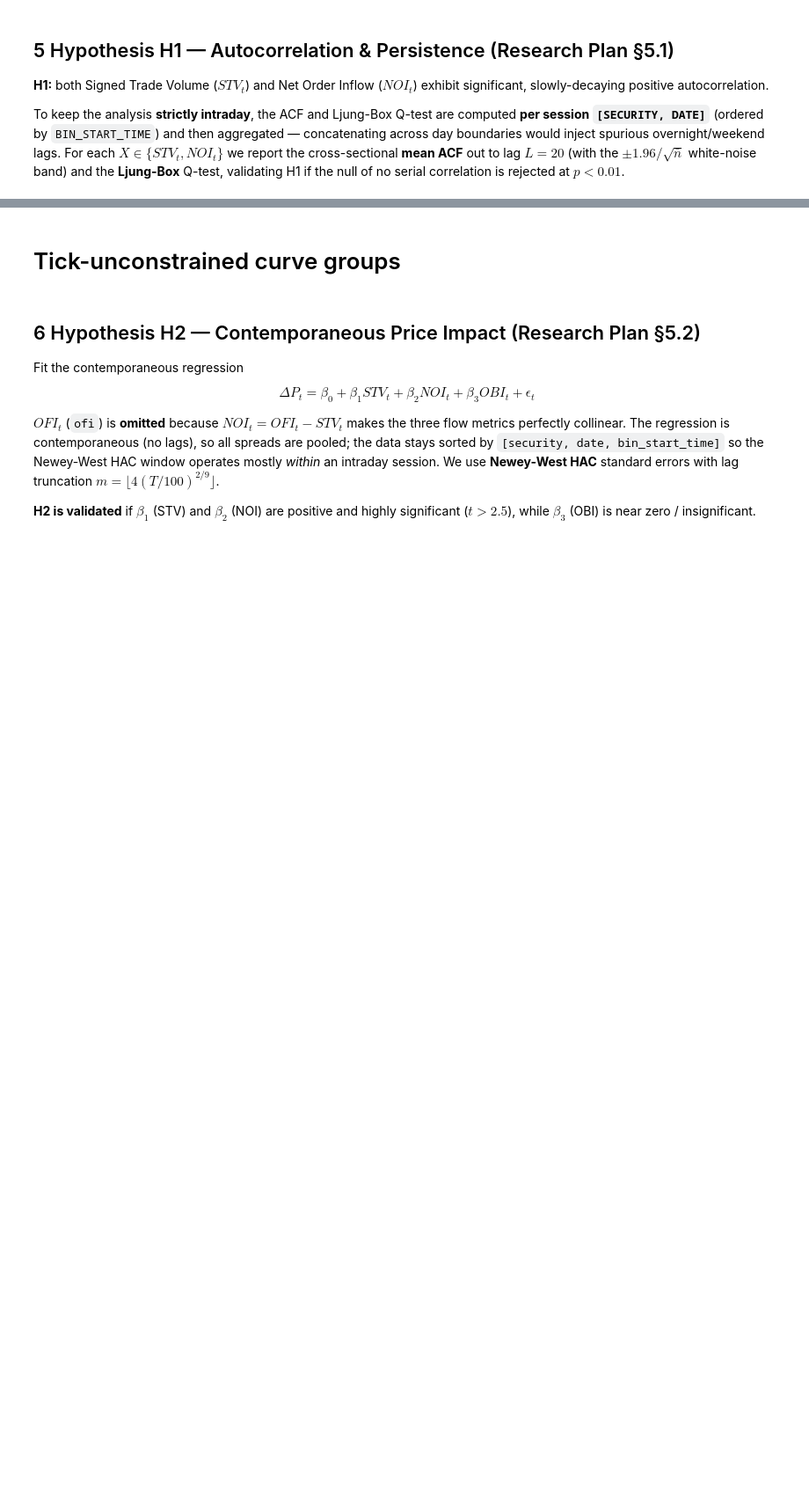
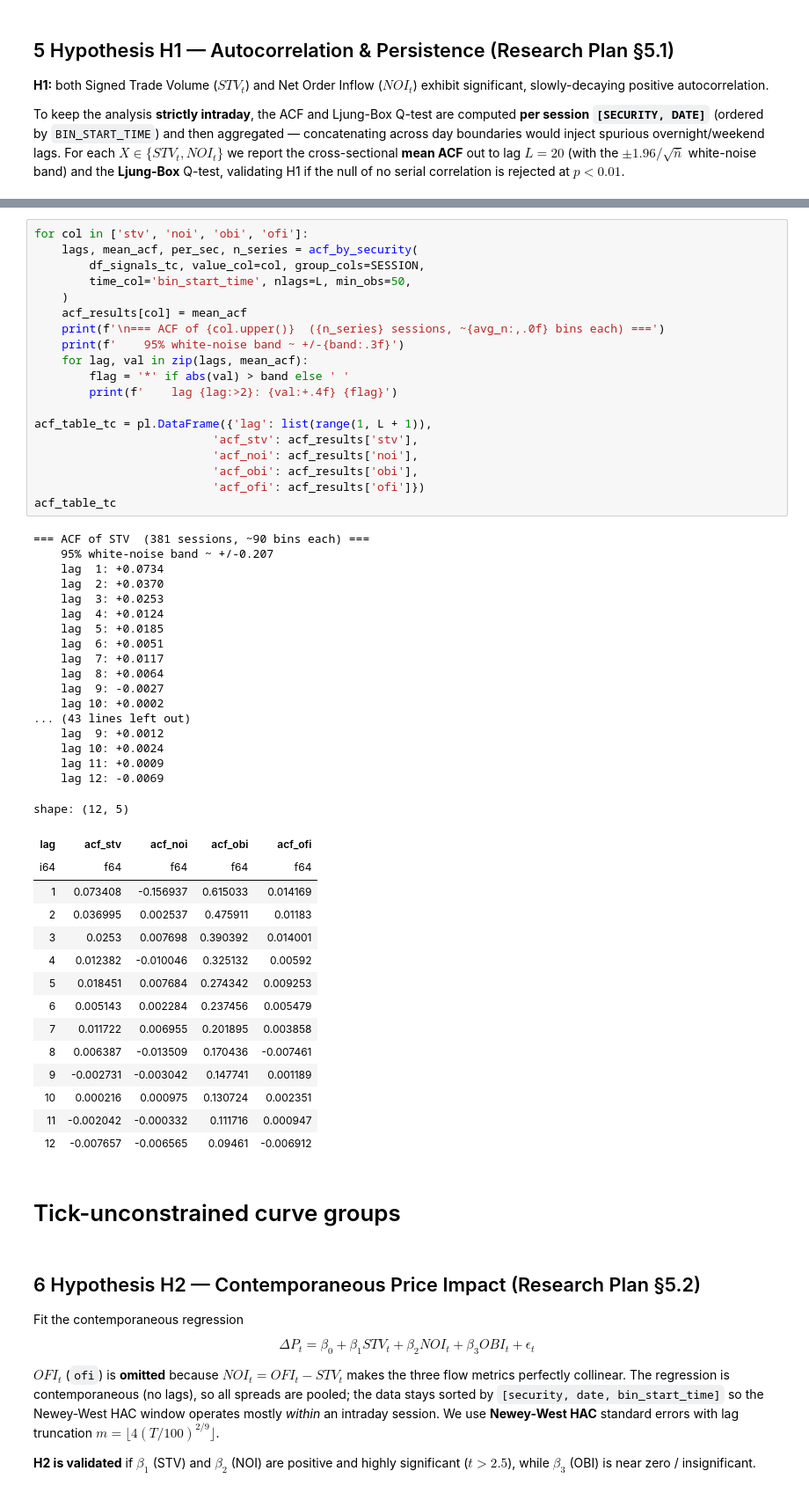
Before and after one commit to qe-internship-wjw/ip1, a Jupyter notebook: notebooks/01_ob_signals_calendar_spread.ipynb, the cells around one changed output, grey strips where cells are left out. Shown at 88% size. Cells and saved outputs as stored; diff of their text form; blank space fills up the shorter version.

```diff
--- a/notebooks/01_ob_signals_calendar_spread.ipynb
+++ b/notebooks/01_ob_signals_calendar_spread.ipynb
@@ -950,6 +937,58 @@ print(f'lags and the Ljung-Box null is rejected (p<{ALPHA}) for ~all sessions.')
 H1 verdict: significant, slowly-decaying POSITIVE autocorrelation
 is confirmed when the mean ACF stays positive above the band across
 lags and the Ljung-Box null is rejected (p<0.01) for ~all sessions.
+# %%
+for col in ['stv', 'noi', 'obi', 'ofi']:
+    lags, mean_acf, per_sec, n_series = acf_by_security(
+        df_signals_tc, value_col=col, group_cols=SESSION,
+        time_col='bin_start_time', nlags=L, min_obs=50,
+    )
+    acf_results[col] = mean_acf
+    print(f'\n=== ACF of {col.upper()}  ({n_series} sessions, ~{avg_n:,.0f} bins each) ===')
+    print(f'    95% white-noise band ~ +/-{band:.3f}')
+    for lag, val in zip(lags, mean_acf):
+        flag = '*' if abs(val) > band else ' '
+        print(f'    lag {lag:>2}: {val:+.4f} {flag}')
+
+acf_table_tc = pl.DataFrame({'lag': list(range(1, L + 1)),
+                          'acf_stv': acf_results['stv'],
+                          'acf_noi': acf_results['noi'],
+                          'acf_obi': acf_results['obi'],
+                          'acf_ofi': acf_results['ofi']})
+acf_table_tc
+# %% [output]
+=== ACF of STV  (381 sessions, ~90 bins each) ===
+    95% white-noise band ~ +/-0.207
+    lag  1: +0.0734
+    lag  2: +0.0370
+    lag  3: +0.0253
+    lag  4: +0.0124
+    lag  5: +0.0185
+    lag  6: +0.0051
+    lag  7: +0.0117
+    lag  8: +0.0064
+    lag  9: -0.0027
+    lag 10: +0.0002
+... (43 lines left out)
+    lag  9: +0.0012
+    lag 10: +0.0024
+    lag 11: +0.0009
+    lag 12: -0.0069
+shape: (12, 5)
+| lag | acf_stv | acf_noi | acf_obi | acf_ofi |
+| i64 | f64 | f64 | f64 | f64 |
+| 1 | 0.073408 | -0.156937 | 0.615033 | 0.014169 |
+| 2 | 0.036995 | 0.002537 | 0.475911 | 0.01183 |
+| 3 | 0.0253 | 0.007698 | 0.390392 | 0.014001 |
+| 4 | 0.012382 | -0.010046 | 0.325132 | 0.00592 |
+| 5 | 0.018451 | 0.007684 | 0.274342 | 0.009253 |
+| 6 | 0.005143 | 0.002284 | 0.237456 | 0.005479 |
+| 7 | 0.011722 | 0.006955 | 0.201895 | 0.003858 |
+| 8 | 0.006387 | -0.013509 | 0.170436 | -0.007461 |
+| 9 | -0.002731 | -0.003042 | 0.147741 | 0.001189 |
+| 10 | 0.000216 | 0.000975 | 0.130724 | 0.002351 |
+| 11 | -0.002042 | -0.000332 | 0.111716 | 0.000947 |
+| 12 | -0.007657 | -0.006565 | 0.09461 | -0.006912 |
 # %% [markdown]
 # Tick-unconstrained curve groups
 # %% [markdown]
```
Also changed, not shown: parts of 26 cells of this notebook.
